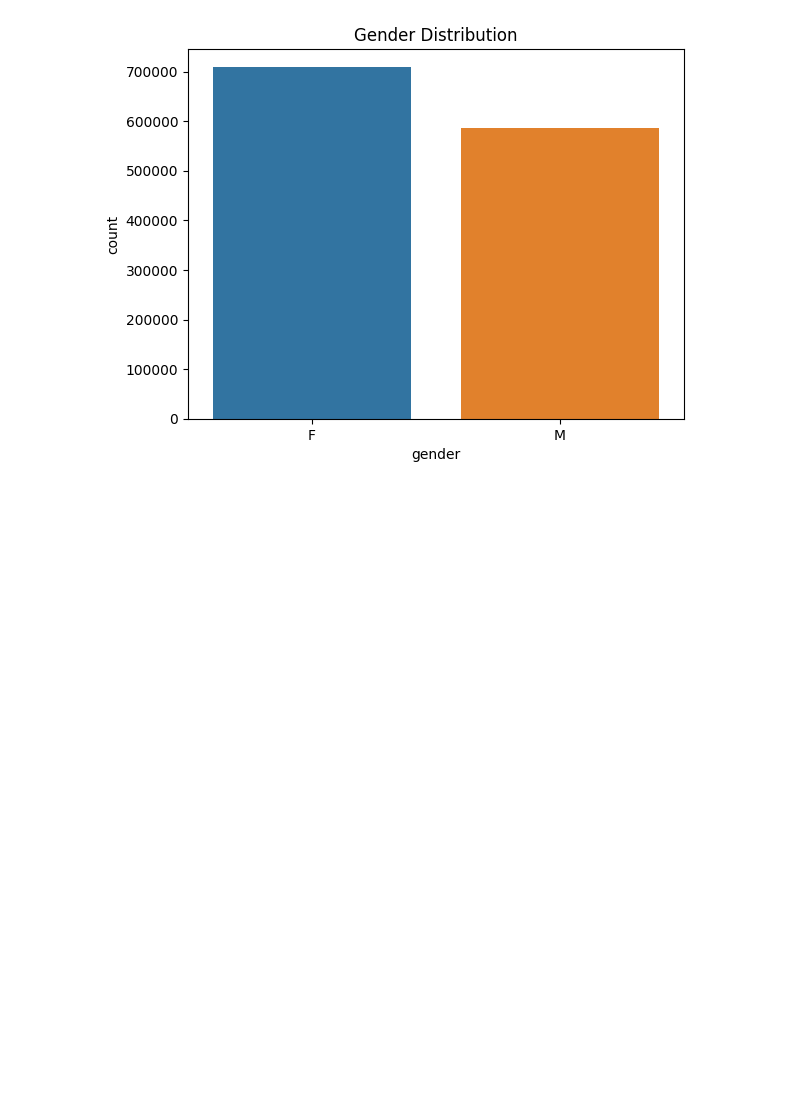
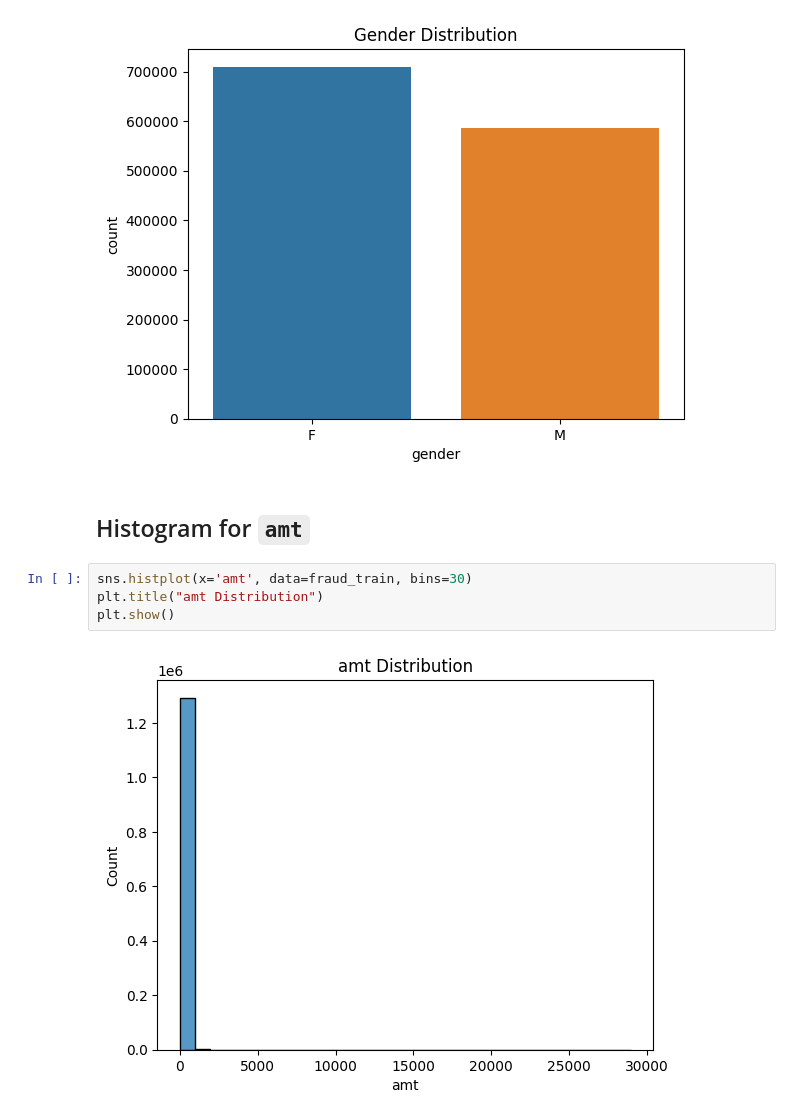
Before and after one commit to arthuralbarelli/ml-credit-card-fraud-detection, a Jupyter notebook: credit_card_fraud_exploratory_analysis.ipynb, the cells around one changed output. Saved outputs shown, nothing was run; the diff lists cells and outputs as text; blank space fills up the shorter version.

Commit message:
feat(analysis): Plot amt distribution

```diff
--- a/credit_card_fraud_exploratory_analysis.ipynb
+++ b/credit_card_fraud_exploratory_analysis.ipynb
@@ -147,3 +147,11 @@ plt.title('Gender Distribution')
 plt.show()
 # %% [output]
 [figure]
+# %% [markdown]
+## Histogram for `amt`
+# %%
+sns.histplot(x='amt', data=fraud_train, bins=30)
+plt.title("amt Distribution")
+plt.show()
+# %% [output]
+[figure, added]
```
Also changed, not shown: 1 other file.
